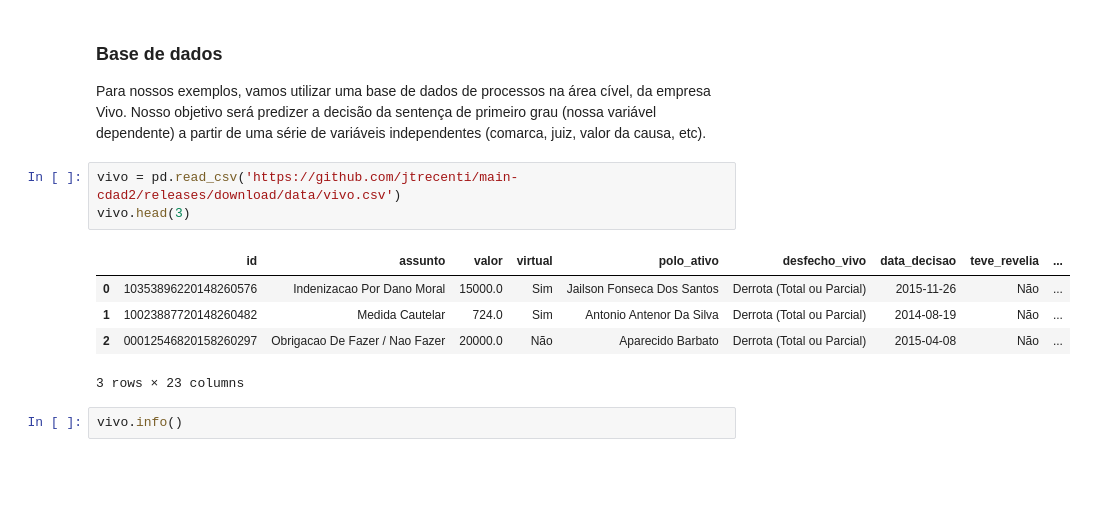
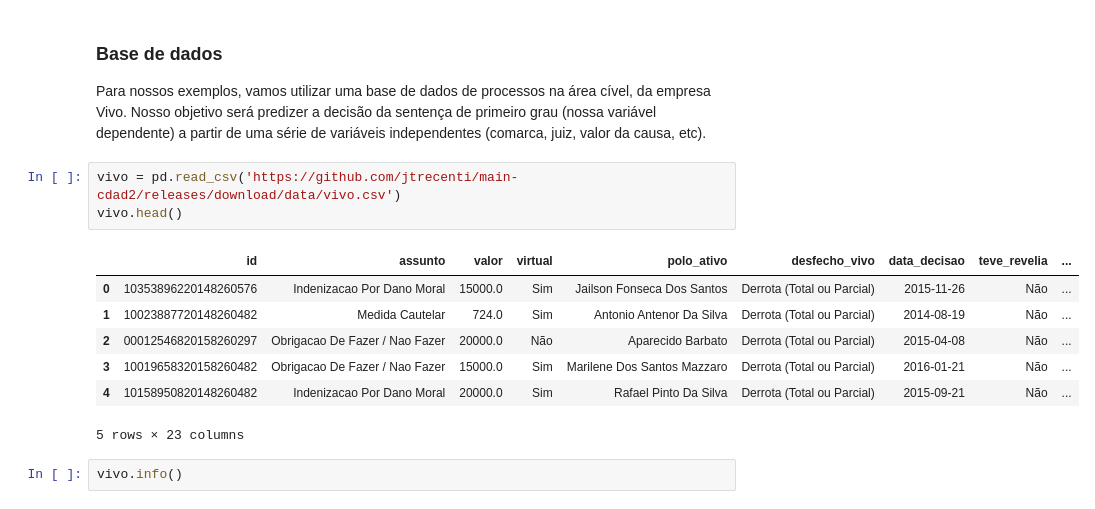
Before and after one commit to jtrecenti/cdad-book, a Jupyter notebook: 09-modelos-classificacao.ipynb, the cells around one changed output. Drawn from its saved outputs; the diff is of its cells as text; blank space fills up the shorter version.

```diff
--- a/09-modelos-classificacao.ipynb
+++ b/09-modelos-classificacao.ipynb
@@ -95,13 +95,15 @@ var tooltipList = tooltipTriggerList.map(function (tooltipTriggerEl) {
 Para nossos exemplos, vamos utilizar uma base de dados de processos na área cível, da empresa Vivo. Nosso objetivo será predizer a decisão da sentença de primeiro grau (nossa variável dependente) a partir de uma série de variáveis independentes (comarca, juiz, valor da causa, etc).
 # %%
 vivo = pd.read_csv('https://github.com/jtrecenti/main-cdad2/releases/download/data/vivo.csv')
-vivo.head(3)
+vivo.head()
 # %% [output]
 |  | id | assunto | valor | virtual | polo_ativo | desfecho_vivo | data_decisao | teve_revelia | ... |
 | 0 | 10353896220148260576 | Indenizacao Por Dano Moral | 15000.0 | Sim | Jailson Fonseca Dos Santos | Derrota (Total ou Parcial) | 2015-11-26 | Não | ... |
 | 1 | 10023887720148260482 | Medida Cautelar | 724.0 | Sim | Antonio Antenor Da Silva | Derrota (Total ou Parcial) | 2014-08-19 | Não | ... |
 | 2 | 00012546820158260297 | Obrigacao De Fazer / Nao Fazer | 20000.0 | Não | Aparecido Barbato | Derrota (Total ou Parcial) | 2015-04-08 | Não | ... |
+| 3 | 10019658320158260482 | Obrigacao De Fazer / Nao Fazer | 15000.0 | Sim | Marilene Dos Santos Mazzaro | Derrota (Total ou Parcial) | 2016-01-21 | Não | ... |
+| 4 | 10158950820148260482 | Indenizacao Por Dano Moral | 20000.0 | Sim | Rafael Pinto Da Silva | Derrota (Total ou Parcial) | 2015-09-21 | Não | ... |
-3 rows × 23 columns
+5 rows × 23 columns
 # %%
 vivo.info()
 # %% [output]
```
